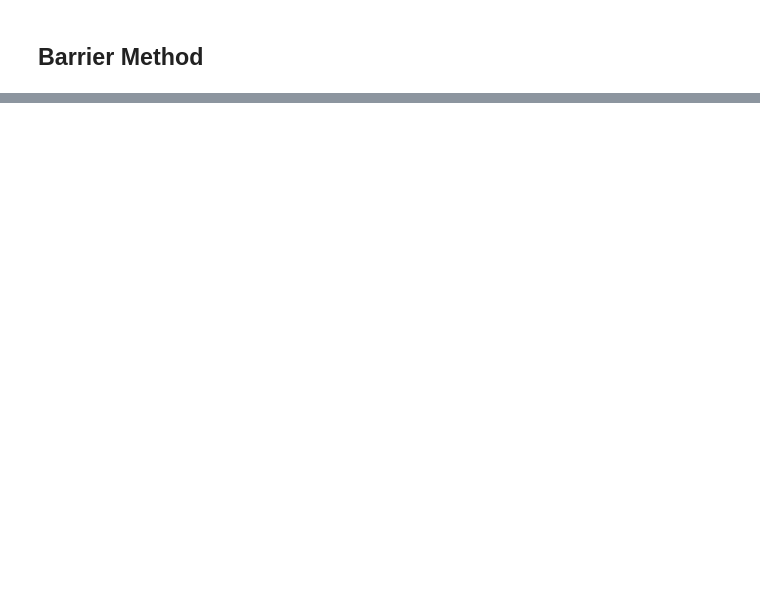
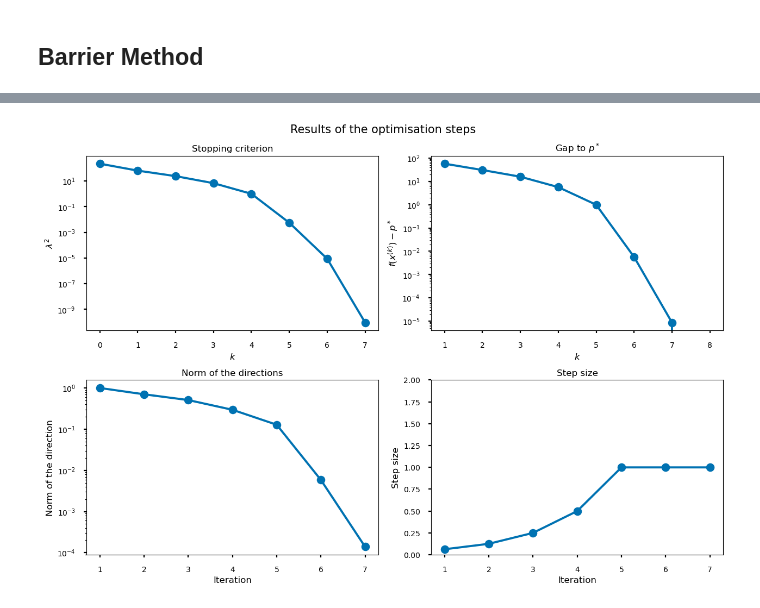
Before and after one commit to gwatkinson/ConvexOptimisationHW3, a Jupyter notebook: test.ipynb, the cells around one changed output, grey strips where cells are left out. Drawn from its saved outputs; the diff is of its cells as text; code cells hidden in the pictures; blank space fills up the shorter version.

```diff
--- a/test.ipynb
+++ b/test.ipynb
@@ -390,0 +334,8 @@ array([88.73887485, 17.90340747, 12.36393085, 68.91428702,  0.        ,
+# %%
+N = 20
+D = 50
+M = 2*D
+ld = 10
+X, y, beta_star, Q, p, A, b = generate_data(
+    N=N, D=D, ld=ld, sigma=1, density=0.2
+)
@@ -390,0 +346,2 @@ array([88.73887485, 17.90340747, 12.36393085, 68.91428702,  0.        ,
+# %%
+lasso = LASSOProblem(X, y, ld=ld)
@@ -390,0 +377,4 @@ array([88.73887485, 17.90340747, 12.36393085, 68.91428702,  0.        ,
+# %%
+center_fig = lasso.pbs[2].center_pbs[2].plot_ouptuts()
+# %% [output]
+[figure, added]
```
Also changed, not shown: parts of 44 cells of this notebook.
